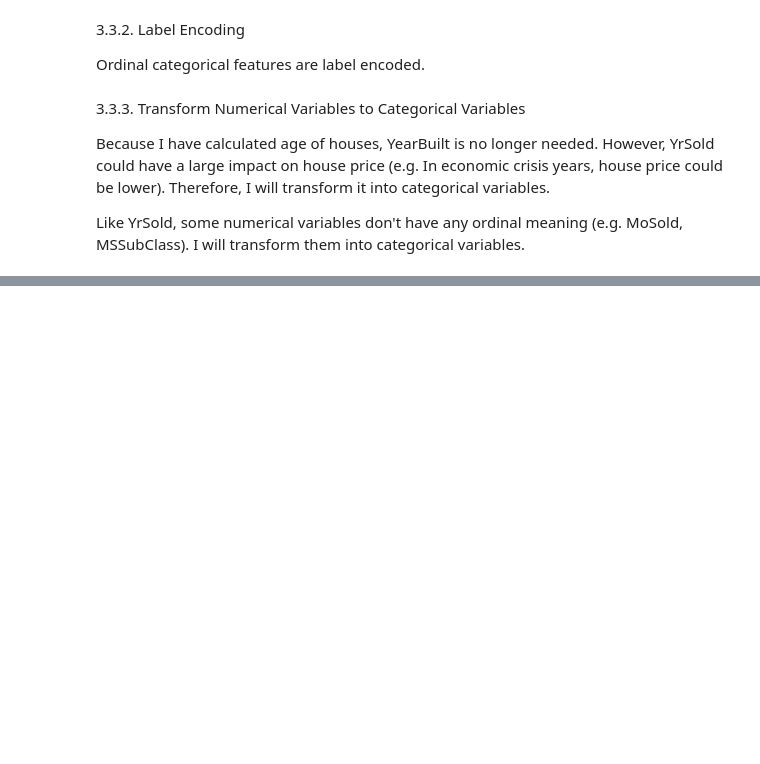
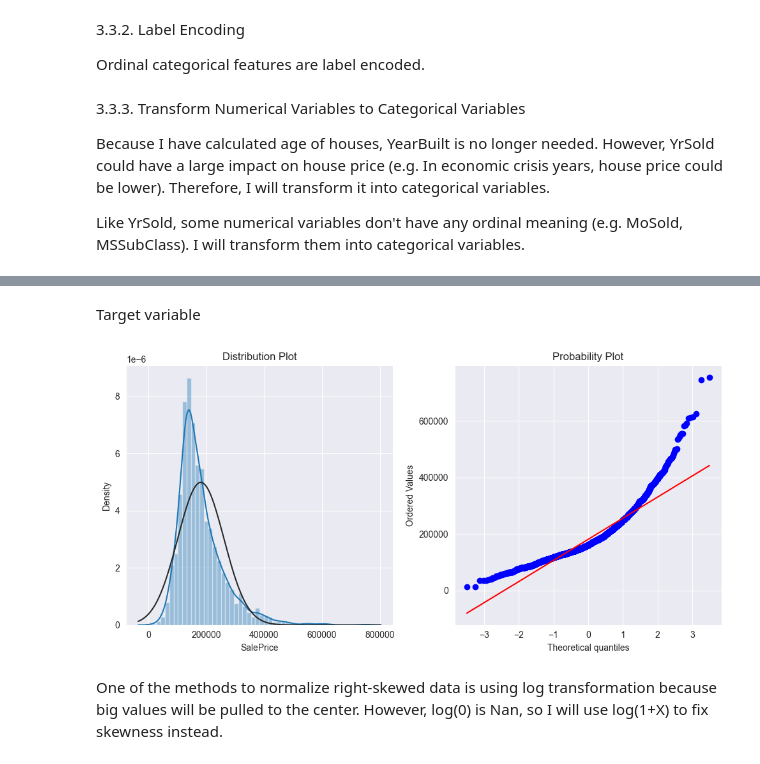
Before and after one commit to HimanshuChoudhary3004/Ames-house-prediction-with-Advance-regression, a Jupyter notebook: src/main.ipynb, the cells around one changed output, grey strips where cells are left out. Cells and saved outputs as stored; diff of their text form; code cells hidden in the pictures; blank space fills up the shorter version.

```diff
--- a/src/main.ipynb
+++ b/src/main.ipynb
@@ -543,0 +577,2 @@ for col in to_factor_cols:
+# %% [markdown]
+Target variable
@@ -543,0 +582,19 @@ for col in to_factor_cols:
+# %%
+def normality_plot(X):
+    """
+    1. Draw distribution plot with normal distribution fitted curve
+    2. Draw Quantile-Quantile plot
+    """
+    fig, axes = plt.subplots(1, 2, figsize=(10, 5))
+
+    sns.distplot(X, fit=norm, ax=axes[0])
+    axes[0].set_title('Distribution Plot')
+
+    axes[1] = stats.probplot((X), plot=plt)
+    plt.tight_layout()
+# %%
+normality_plot(y)
+# %% [output]
+[figure, added]
+# %% [markdown]
+One of the methods to normalize right-skewed data is using log transformation because big values will be pulled to the center. However, log(0) is Nan, so I will use log(1+X) to fix skewness instead.
```
Also changed, not shown: parts of 43 cells of this notebook, 2 other files.
